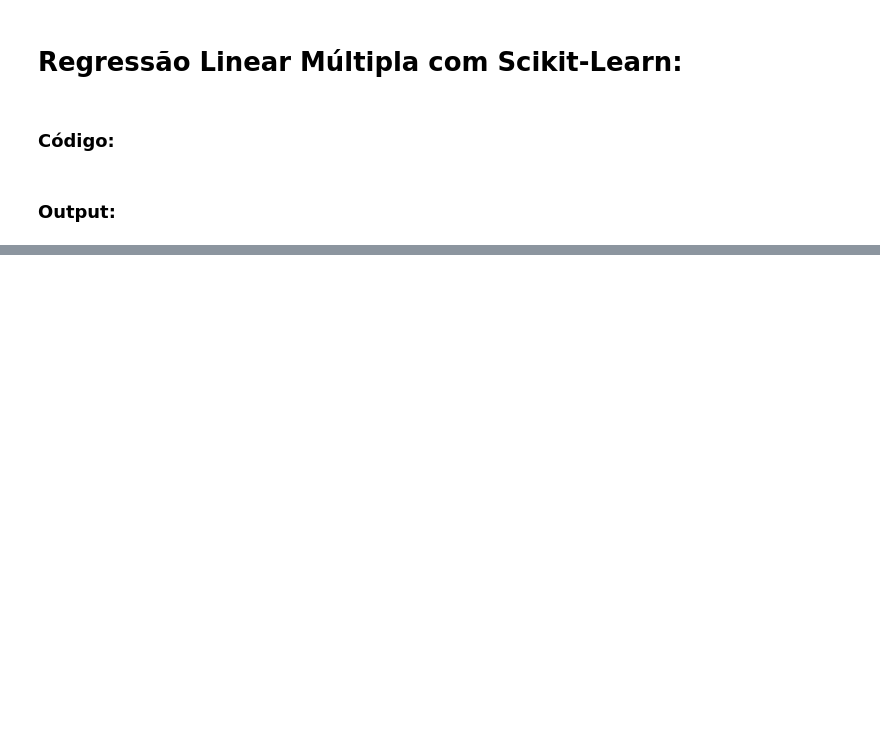
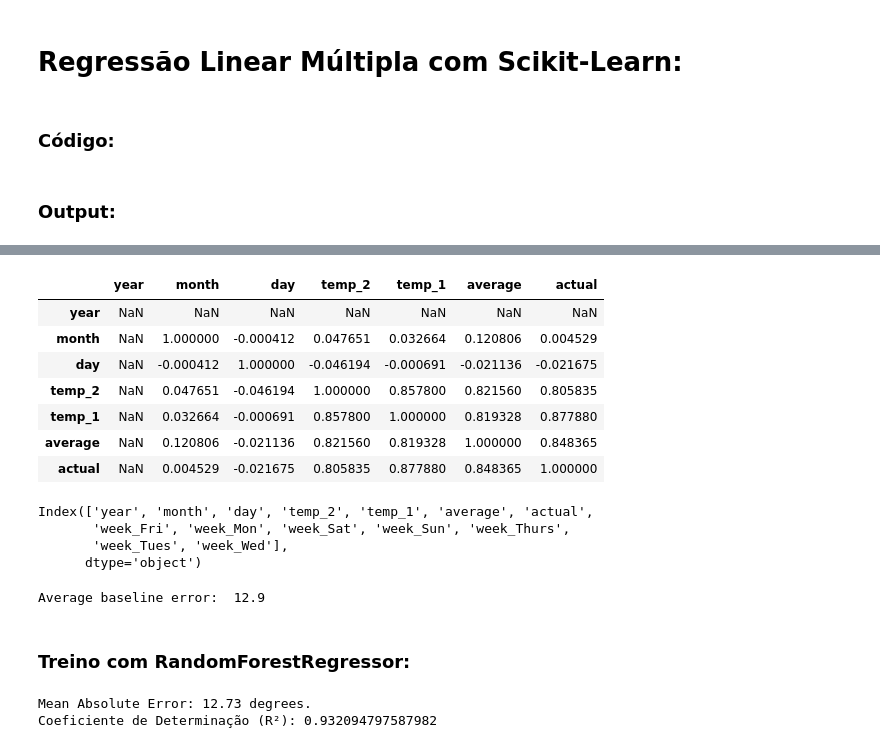
Before and after one commit to SamuelBarbosaDev/DataExpert, a Jupyter notebook: core/core/slots/7/main.ipynb, the cells around one changed output, grey strips where cells are left out. Drawn from its saved outputs; the diff is of its cells as text; code cells hidden in the pictures; blank space fills up the shorter version.

```diff
--- a/core/core/slots/7/main.ipynb
+++ b/core/core/slots/7/main.ipynb
@@ -1332,0 +1634,11 @@ import matplotlib.pyplot as plt
+# %%
+regressão_não_linear.verificando_correlação(dataframe=df_temps)
+# %% [output]
+|  | year | month | day | temp_2 | temp_1 | average | actual |
+| year | NaN | NaN | NaN | NaN | NaN | NaN | NaN |
+| month | NaN | 1.000000 | -0.000412 | 0.047651 | 0.032664 | 0.120806 | 0.004529 |
+| day | NaN | -0.000412 | 1.000000 | -0.046194 | -0.000691 | -0.021136 | -0.021675 |
+| temp_2 | NaN | 0.047651 | -0.046194 | 1.000000 | 0.857800 | 0.821560 | 0.805835 |
+| temp_1 | NaN | 0.032664 | -0.000691 | 0.857800 | 1.000000 | 0.819328 | 0.877880 |
+| average | NaN | 0.120806 | -0.021136 | 0.821560 | 0.819328 | 1.000000 | 0.848365 |
+| actual | NaN | 0.004529 | -0.021675 | 0.805835 | 0.877880 | 0.848365 | 1.000000 |
@@ -1332,0 +1647,31 @@ import matplotlib.pyplot as plt
+# %%
+df_temps_dummy.columns
+# %% [output]
+Index(['year', 'month', 'day', 'temp_2', 'temp_1', 'average', 'actual',
+       'week_Fri', 'week_Mon', 'week_Sat', 'week_Sun', 'week_Thurs',
+       'week_Tues', 'week_Wed'],
+      dtype='object')
+# %%
+colunas = [
+    'year', 'month', 'day', 'temp_2', 'temp_1', 'average',
+    'week_Fri', 'week_Mon', 'week_Sat', 'week_Sun', 'week_Thurs',
+    'week_Tues', 'week_Wed'
+]
+regressão_não_linear.treinamento_np(
+    dataframe=df_temps_dummy,
+    x=colunas,
+    y=['actual'],
+)
+# %% [output]
+Average baseline error:  12.9
+# %% [markdown]
+### Treino com RandomForestRegressor:
+# %%
+treinamento, y_pred, y_test = regressão_não_linear.treinamento_rf(
+    dataframe=df_temps_dummy,
+    x=colunas,
+    y=['actual'],
+)
+# %% [output]
+Mean Absolute Error: 12.73 degrees.
+Coeficiente de Determinação (R²): 0.932094797587982
```
Also changed, not shown: parts of 62 cells of this notebook, 3 other files.
